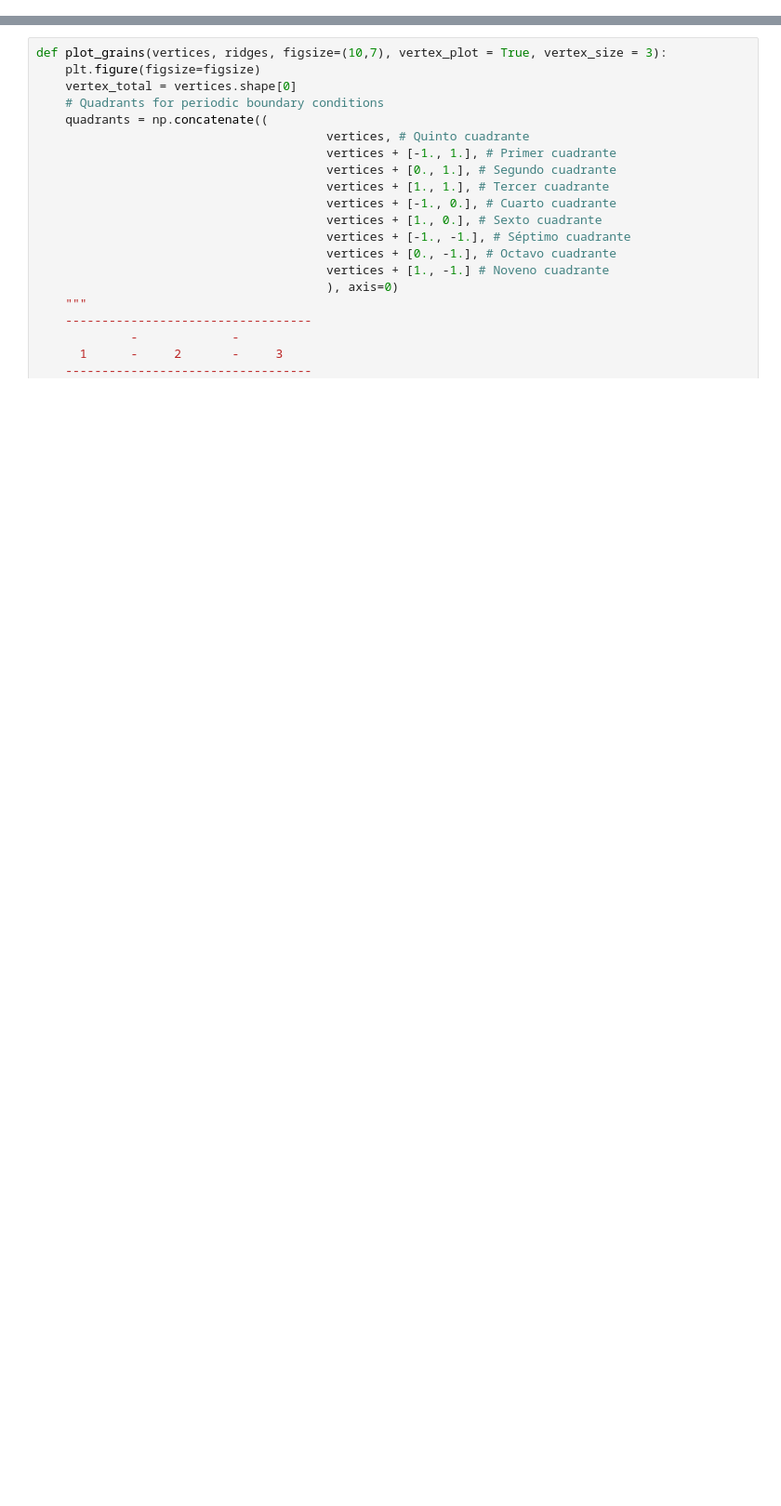
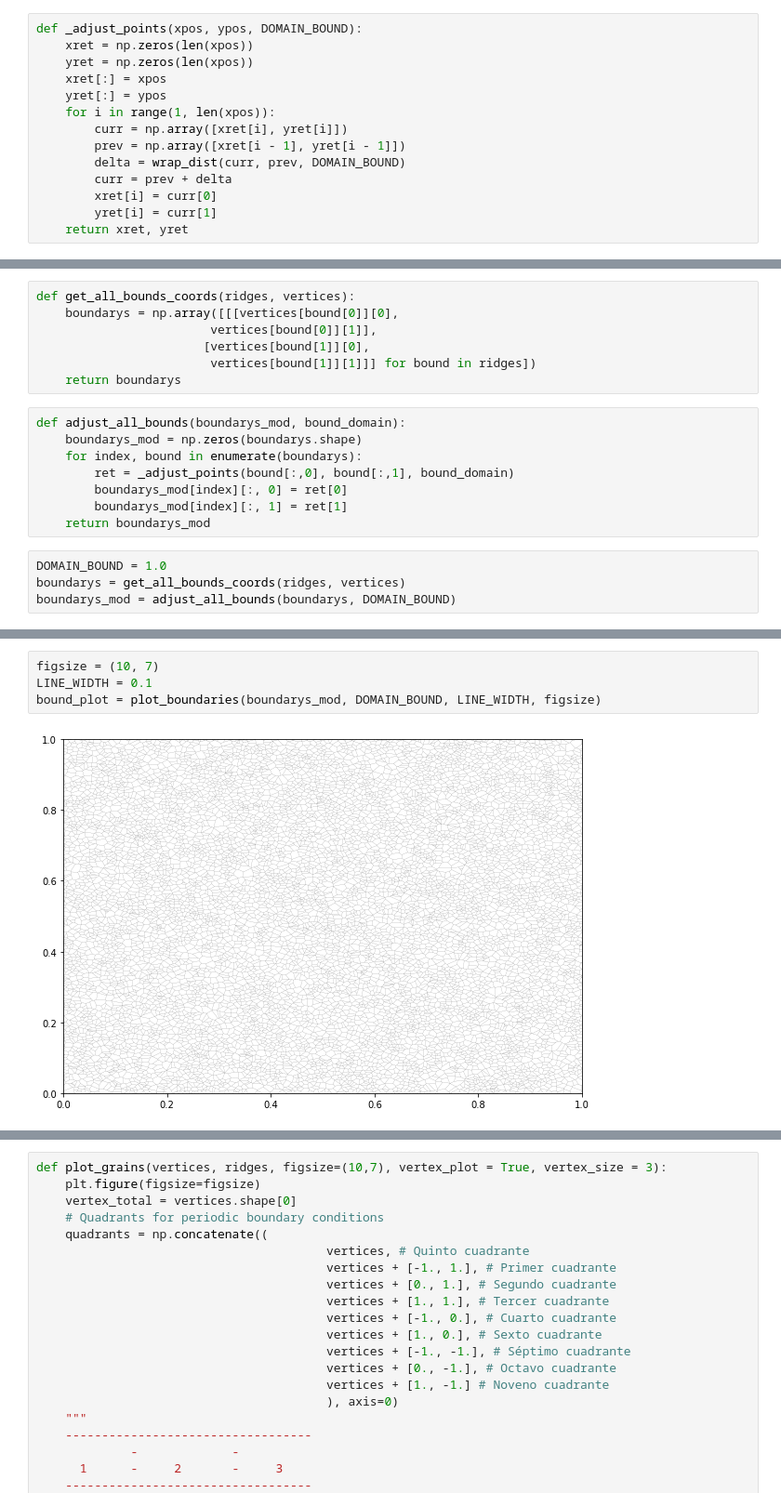
Before and after one commit to cjabarca/memo, a Jupyter notebook: code/test.ipynb, the cells around one changed output, grey strips where cells are left out. Shown at 93% size. Drawn from its saved outputs; the diff is of its cells as text; blank space fills up the shorter version.

```diff
--- a/code/test.ipynb
+++ b/code/test.ipynb
@@ -11,0 +29,14 @@ vertices = np.loadtxt(VERTEX_PATH)
+# %%
+def _adjust_points(xpos, ypos, DOMAIN_BOUND):
+    xret = np.zeros(len(xpos))
+    yret = np.zeros(len(xpos))
+    xret[:] = xpos
+    yret[:] = ypos
+    for i in range(1, len(xpos)):
+        curr = np.array([xret[i], yret[i]])
+        prev = np.array([xret[i - 1], yret[i - 1]])
+        delta = wrap_dist(curr, prev, DOMAIN_BOUND)
+        curr = prev + delta
+        xret[i] = curr[0]
+        yret[i] = curr[1]
+    return xret, yret
@@ -11,0 +67,19 @@ vertices = np.loadtxt(VERTEX_PATH)
+# %%
+def get_all_bounds_coords(ridges, vertices):
+    boundarys = np.array([[[vertices[bound[0]][0],
+                        vertices[bound[0]][1]],
+                       [vertices[bound[1]][0],
+                        vertices[bound[1]][1]]] for bound in ridges])
+    return boundarys
+# %%
+def adjust_all_bounds(boundarys_mod, bound_domain):
+    boundarys_mod = np.zeros(boundarys.shape)
+    for index, bound in enumerate(boundarys):
+        ret = _adjust_points(bound[:,0], bound[:,1], bound_domain)
+        boundarys_mod[index][:, 0] = ret[0]
+        boundarys_mod[index][:, 1] = ret[1]
+    return boundarys_mod
+# %%
+DOMAIN_BOUND = 1.0
+boundarys = get_all_bounds_coords(ridges, vertices)
+boundarys_mod = adjust_all_bounds(boundarys, DOMAIN_BOUND)
@@ -11,0 +88,6 @@ vertices = np.loadtxt(VERTEX_PATH)
+# %%
+figsize = (10, 7)
+LINE_WIDTH = 0.1
+bound_plot = plot_boundaries(boundarys_mod, DOMAIN_BOUND, LINE_WIDTH, figsize)
+# %% [output]
+[figure, added]
```
Also changed, not shown: parts of 9 cells of this notebook.
